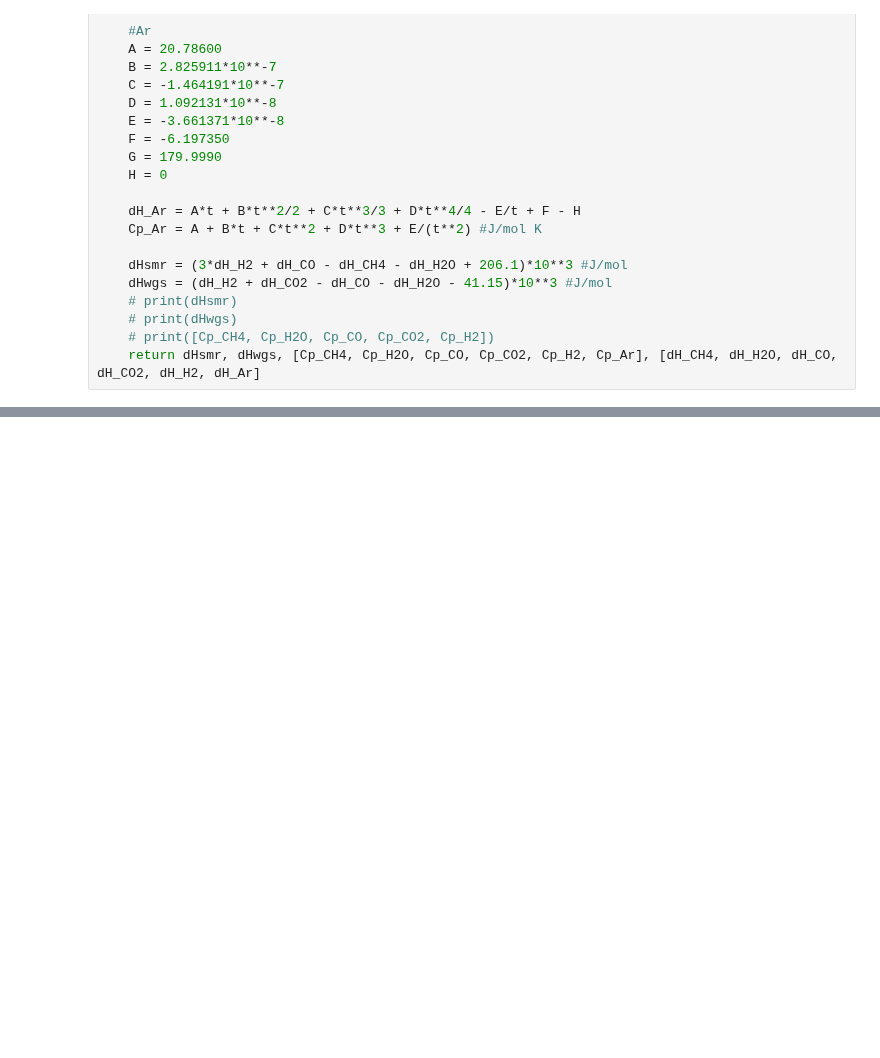
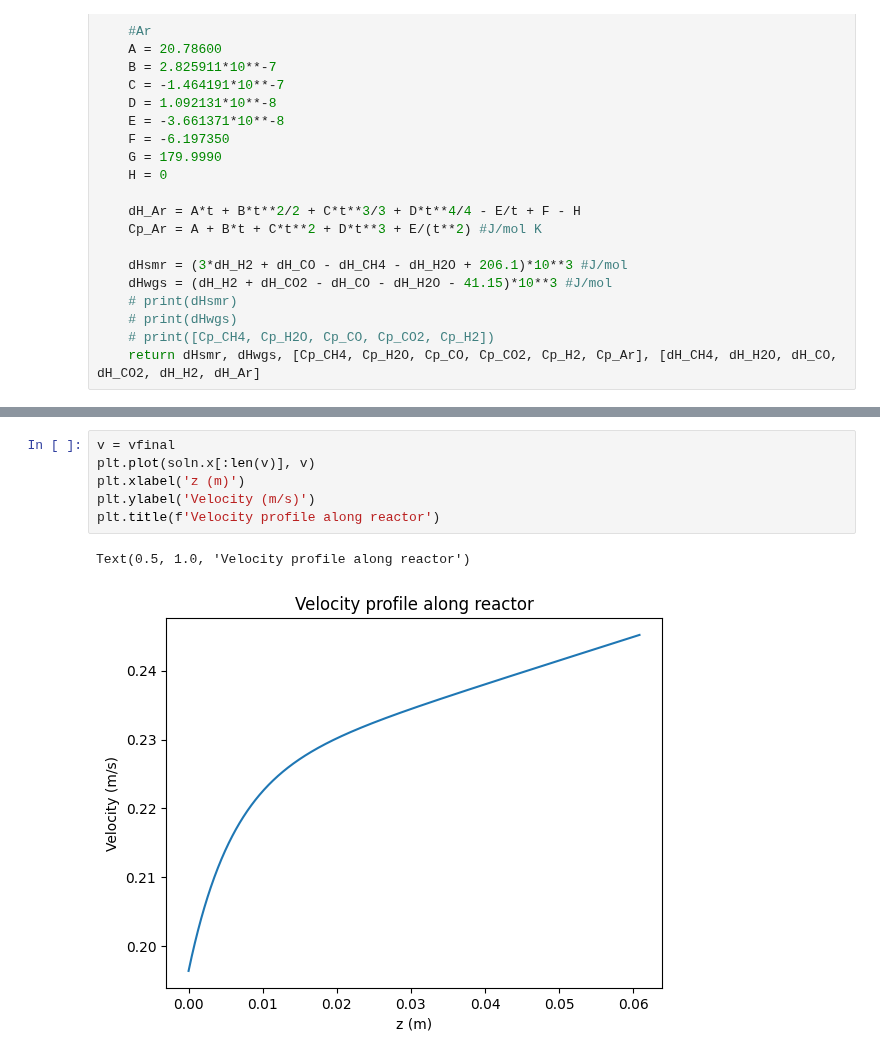
Before and after one commit to alexander-gbu/PMRModel, a Jupyter notebook: JustOutsideAllSpecieswithRxn.ipynb, the cells around one changed output, grey strips where cells are left out. Cells and saved outputs as stored; diff of their text form; blank space fills up the shorter version.

```diff
--- a/JustOutsideAllSpecieswithRxn.ipynb
+++ b/JustOutsideAllSpecieswithRxn.ipynb
@@ -288,3 +291,12 @@ heat balance off by 0.1428%
+# %%
+v = vfinal
+plt.plot(soln.x[:len(v)], v)
+plt.xlabel('z (m)')
+plt.ylabel('Velocity (m/s)')
+plt.title(f'Velocity profile along reactor')
+# %% [output]
+Text(0.5, 1.0, 'Velocity profile along reactor')
+[figure, added]
 # %%
 #heat balance with the absolute enthalpy IS NOT GOOD FOR WHEN REACTIONS
 _, _, _, heatsin = heats(soln.y[6,0]) #kJ/mol
```
Also changed, not shown: parts of 11 cells of this notebook, 2 other files.
